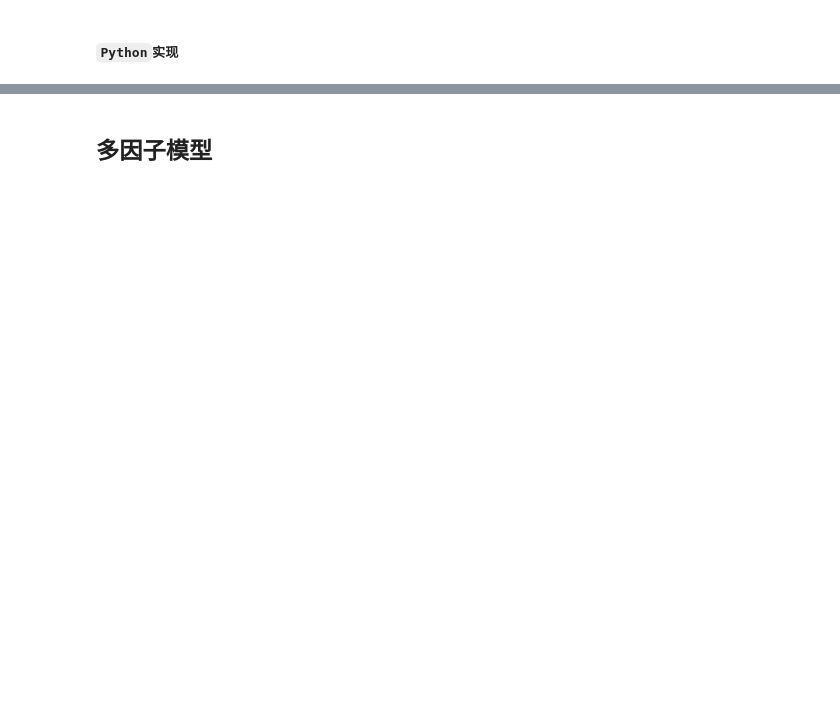
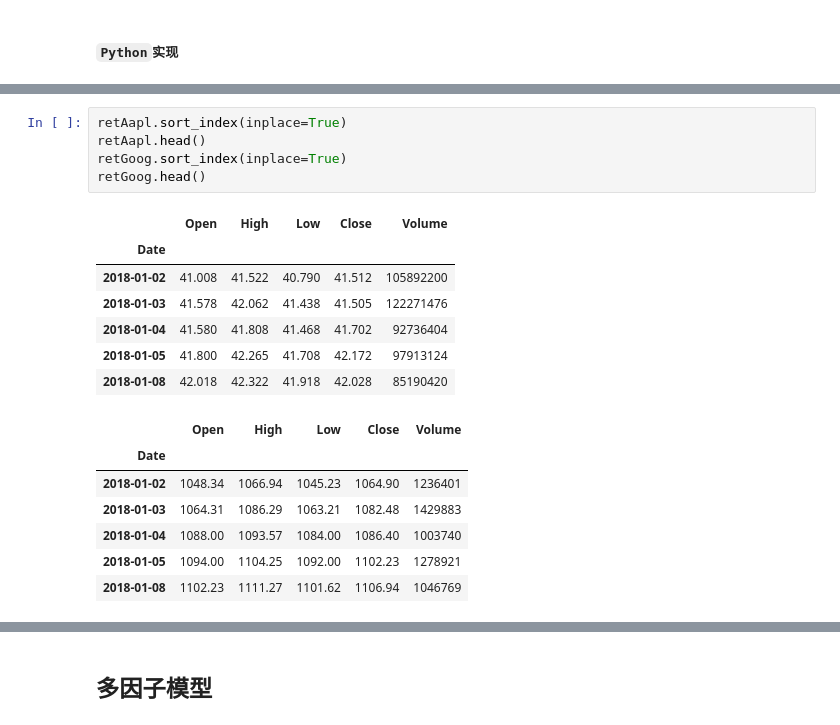
Before and after one commit to christinemu/quant-trading, a Jupyter notebook: tradingModels.ipynb, the cells around one changed output, grey strips where cells are left out. Cells and saved outputs as stored; diff of their text form; blank space fills up the shorter version.

```diff
--- a/tradingModels.ipynb
+++ b/tradingModels.ipynb
@@ -879,0 +909,20 @@ sm.tsa.stattools.coint(y0, y1)
+# %%
+retAapl.sort_index(inplace=True)
+retAapl.head()
+retGoog.sort_index(inplace=True)
+retGoog.head()
+# %% [output]
+|  | Open | High | Low | Close | Volume |
+| Date |  |  |  |  |  |
+| 2018-01-02 | 41.008 | 41.522 | 40.790 | 41.512 | 105892200 |
+| 2018-01-03 | 41.578 | 42.062 | 41.438 | 41.505 | 122271476 |
+| 2018-01-04 | 41.580 | 41.808 | 41.468 | 41.702 | 92736404 |
+| 2018-01-05 | 41.800 | 42.265 | 41.708 | 42.172 | 97913124 |
+| 2018-01-08 | 42.018 | 42.322 | 41.918 | 42.028 | 85190420 |
+|  | Open | High | Low | Close | Volume |
+| Date |  |  |  |  |  |
+| 2018-01-02 | 1048.34 | 1066.94 | 1045.23 | 1064.90 | 1236401 |
+| 2018-01-03 | 1064.31 | 1086.29 | 1063.21 | 1082.48 | 1429883 |
+| 2018-01-04 | 1088.00 | 1093.57 | 1084.00 | 1086.40 | 1003740 |
+| 2018-01-05 | 1094.00 | 1104.25 | 1092.00 | 1102.23 | 1278921 |
+| 2018-01-08 | 1102.23 | 1111.27 | 1101.62 | 1106.94 | 1046769 |
```
Also changed, not shown: parts of 65 cells of this notebook, 1 other file.
